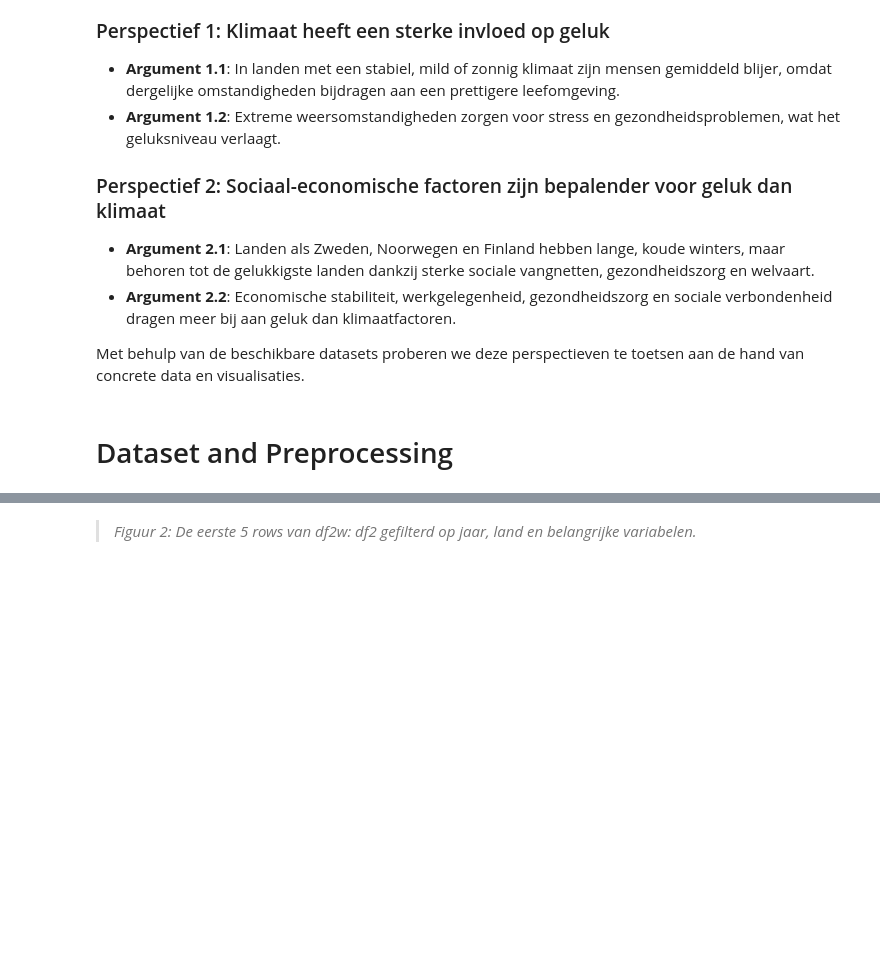
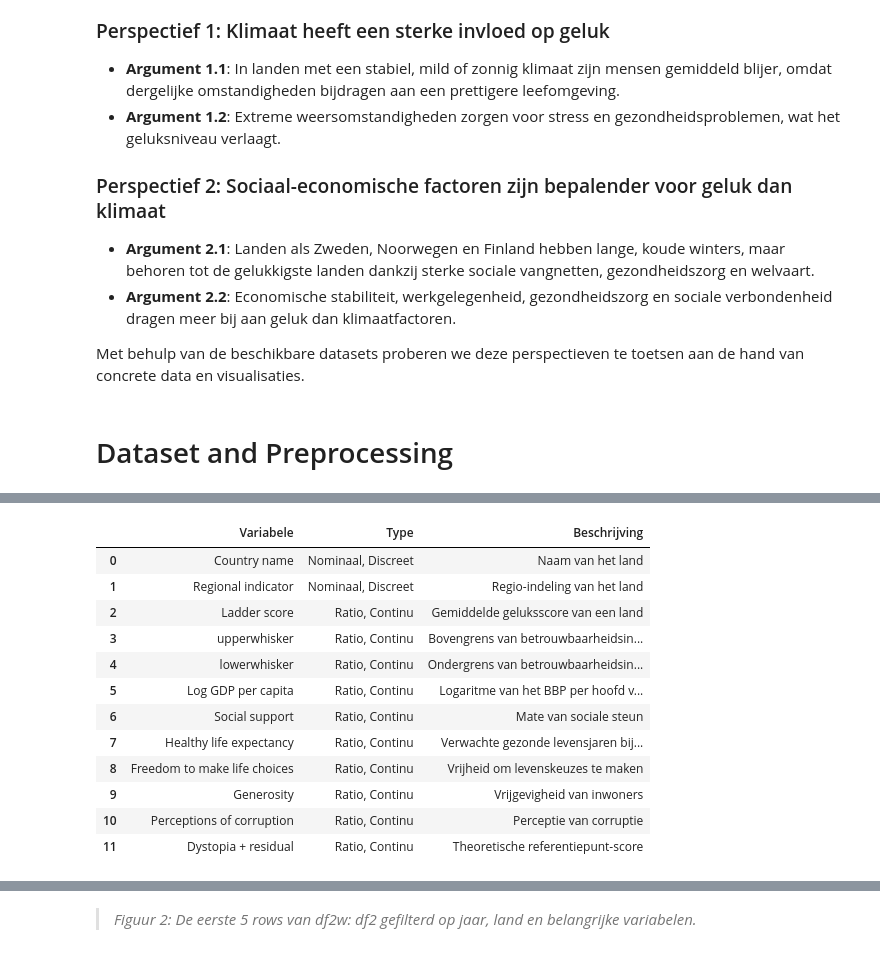
Before and after one commit to Mythsofmagic/Information_Visualization_2025, a Jupyter notebook: docs/notebook.ipynb, the cells around one changed output, grey strips where cells are left out. Drawn from its saved outputs; the diff is of its cells as text; code cells hidden in the pictures; blank space fills up the shorter version.

```diff
--- a/docs/notebook.ipynb
+++ b/docs/notebook.ipynb
@@ -113,0 +127,36 @@ df123 = df23.merge(df1filter, on='country', how='left')   # De tabel! We kunnen
+# %%
+df1 = pd.DataFrame({
+    'Variabele': [
+        'Country name', 'Regional indicator', 'Ladder score', 'upperwhisker', 'lowerwhisker',
+        'Log GDP per capita', 'Social support', 'Healthy life expectancy',
+        'Freedom to make life choices', 'Generosity', 'Perceptions of corruption', 'Dystopia + residual'
+    ],
+    'Type': [
+        'Nominaal, Discreet', 'Nominaal, Discreet', 'Ratio, Continu', 'Ratio, Continu', 'Ratio, Continu',
+        'Ratio, Continu', 'Ratio, Continu', 'Ratio, Continu',
+        'Ratio, Continu', 'Ratio, Continu', 'Ratio, Continu', 'Ratio, Continu'
+    ],
+    'Beschrijving': [
+        'Naam van het land', 'Regio-indeling van het land', 'Gemiddelde geluksscore van een land',
+        'Bovengrens van betrouwbaarheidsinterval', 'Ondergrens van betrouwbaarheidsinterval',
+        'Logaritme van het BBP per hoofd van de bevolking', 'Mate van sociale steun',
+        'Verwachte gezonde levensjaren bij geboorte', 'Vrijheid om levenskeuzes te maken',
+        'Vrijgevigheid van inwoners', 'Perceptie van corruptie', 'Theoretische referentiepunt-score'
+    ]
+})
+
+display(df1)
+# %% [output]
+|  | Variabele | Type | Beschrijving |
+| 0 | Country name | Nominaal, Discreet | Naam van het land |
+| 1 | Regional indicator | Nominaal, Discreet | Regio-indeling van het land |
+| 2 | Ladder score | Ratio, Continu | Gemiddelde geluksscore van een land |
+| 3 | upperwhisker | Ratio, Continu | Bovengrens van betrouwbaarheidsin... |
+| 4 | lowerwhisker | Ratio, Continu | Ondergrens van betrouwbaarheidsin... |
+| 5 | Log GDP per capita | Ratio, Continu | Logaritme van het BBP per hoofd v... |
+| 6 | Social support | Ratio, Continu | Mate van sociale steun |
+| 7 | Healthy life expectancy | Ratio, Continu | Verwachte gezonde levensjaren bij... |
+| 8 | Freedom to make life choices | Ratio, Continu | Vrijheid om levenskeuzes te maken |
+| 9 | Generosity | Ratio, Continu | Vrijgevigheid van inwoners |
+| 10 | Perceptions of corruption | Ratio, Continu | Perceptie van corruptie |
+| 11 | Dystopia + residual | Ratio, Continu | Theoretische referentiepunt-score |
```
Also changed, not shown: parts of 9 cells of this notebook.
